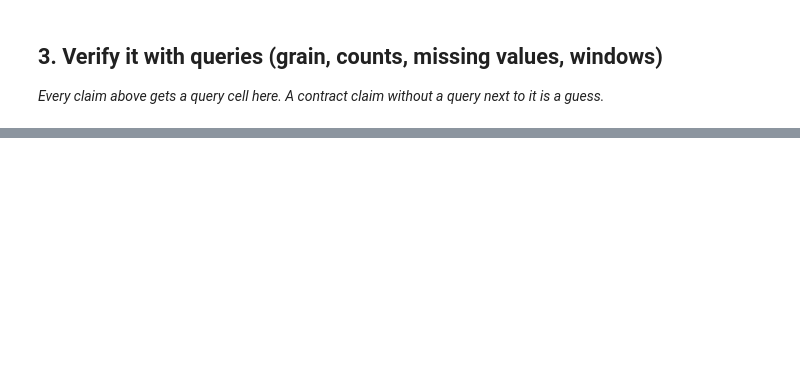
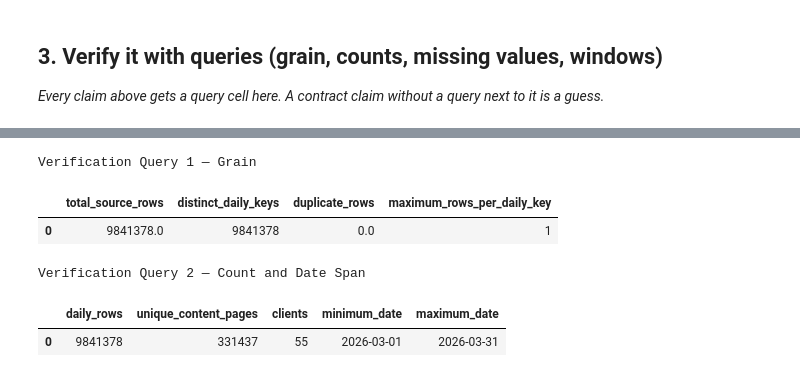
Before and after one commit to Zafar488/flyrank-ml-internship, a Jupyter notebook: work/notebooks/w03_data_contract.ipynb, the cells around one changed output, grey strips where cells are left out. Cells and saved outputs as stored; diff of their text form; code cells hidden in the pictures; blank space fills up the shorter version.

```diff
--- a/work/notebooks/w03_data_contract.ipynb
+++ b/work/notebooks/w03_data_contract.ipynb
@@ -46,0 +197,57 @@ Before you submit, confirm each line honestly:
+# %%
+# Verification Query 1: source grain
+
+grain_check = con.sql(f"""
+    WITH key_counts AS (
+        SELECT
+            report_date,
+            client_hash_id,
+            content_hash_id,
+            COUNT(*) AS rows_per_key
+        FROM {MARCH_FACT}
+        GROUP BY
+            report_date,
+            client_hash_id,
+            content_hash_id
+    )
+    SELECT
+        SUM(rows_per_key) AS total_source_rows,
+        COUNT(*) AS distinct_daily_keys,
+        SUM(
+            CASE
+                WHEN rows_per_key > 1
+                THEN rows_per_key - 1
+                ELSE 0
+            END
+        ) AS duplicate_rows,
+        MAX(rows_per_key) AS maximum_rows_per_daily_key
+    FROM key_counts
+""").df()
+
+print("Verification Query 1 — Grain")
+grain_check
+# %% [output]
+Verification Query 1 — Grain
+|  | total_source_rows | distinct_daily_keys | duplicate_rows | maximum_rows_per_daily_key |
+| 0 | 9841378.0 | 9841378 | 0.0 | 1 |
+# %%
+# Verification Query 2: page population and date span
+
+count_and_dates = con.sql(f"""
+    SELECT
+        COUNT(*) AS daily_rows,
+        COUNT(
+            DISTINCT (client_hash_id, content_hash_id)
+        ) AS unique_content_pages,
+        COUNT(DISTINCT client_hash_id) AS clients,
+        MIN(report_date) AS minimum_date,
+        MAX(report_date) AS maximum_date
+    FROM {MARCH_FACT}
+""").df()
+
+print("Verification Query 2 — Count and Date Span")
+count_and_dates
+# %% [output]
+Verification Query 2 — Count and Date Span
+|  | daily_rows | unique_content_pages | clients | minimum_date | maximum_date |
+| 0 | 9841378 | 331437 | 55 | 2026-03-01 | 2026-03-31 |
```
Also changed, not shown: parts of 25 cells of this notebook.
